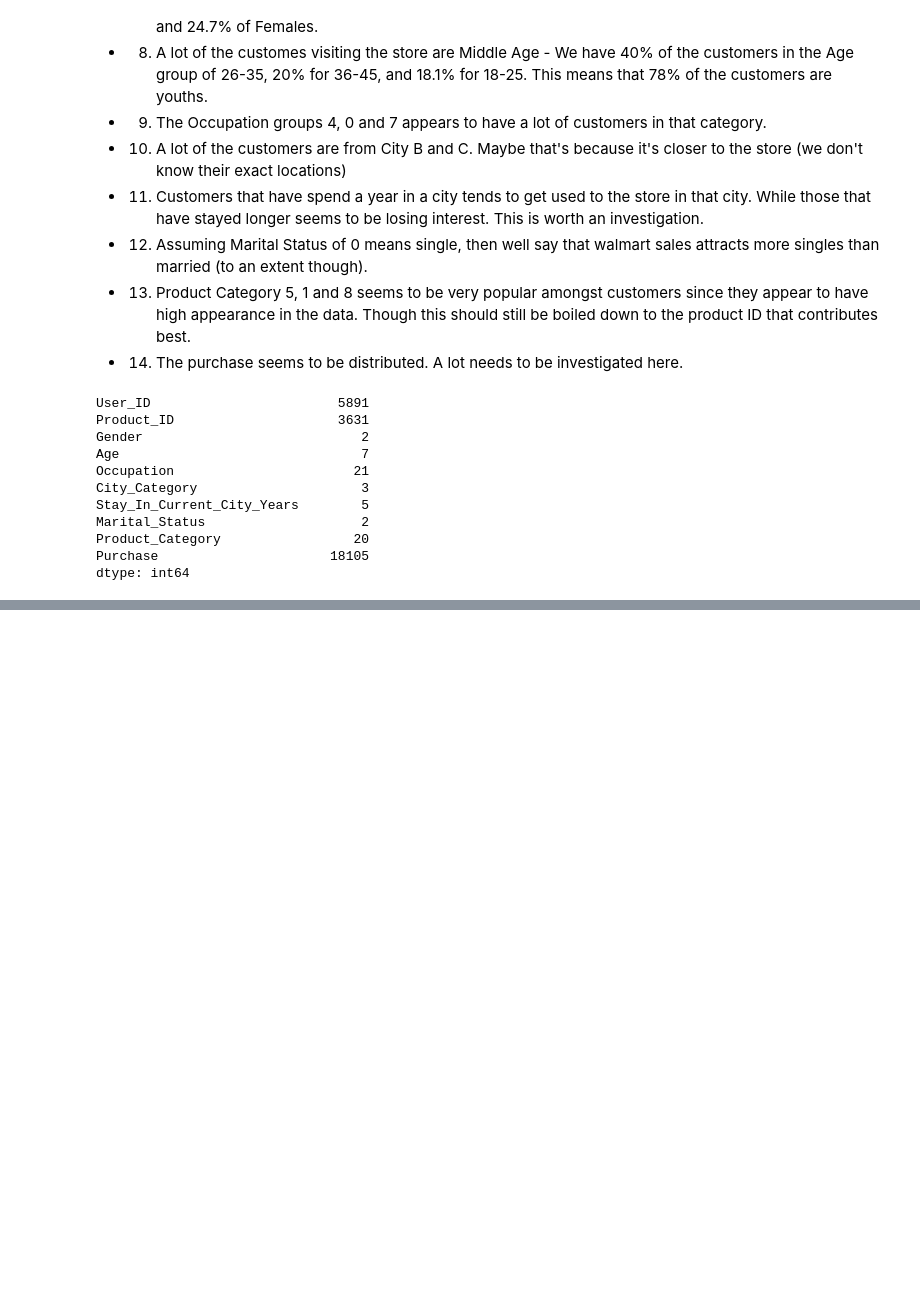
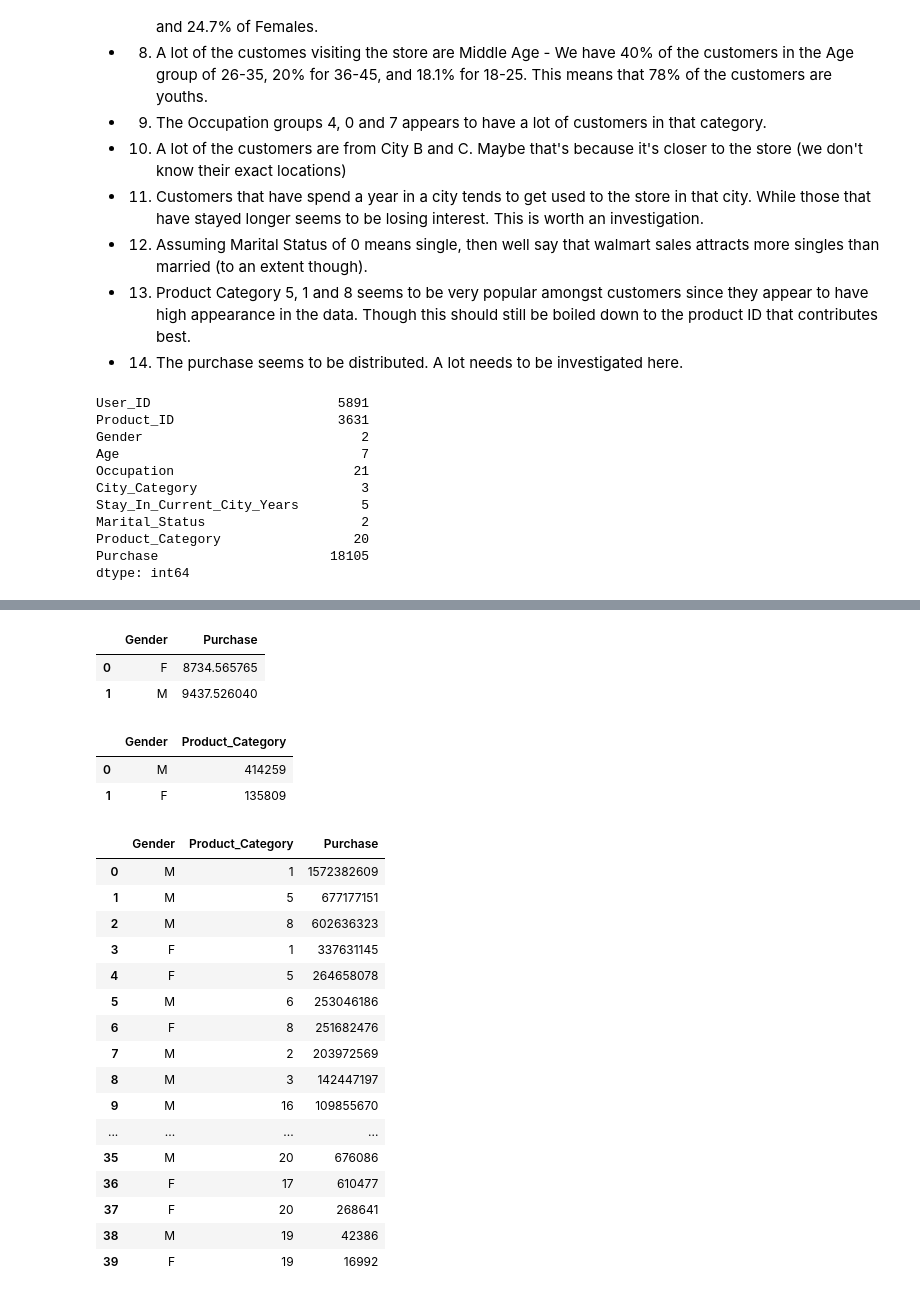
Before and after one commit to timothyafolami/walmart-ecommerce, a Jupyter notebook: Analysis.ipynb, the cells around one changed output, grey strips where cells are left out. Drawn from its saved outputs; the diff is of its cells as text; code cells hidden in the pictures; blank space fills up the shorter version.

```diff
--- a/Analysis.ipynb
+++ b/Analysis.ipynb
@@ -495,0 +506,39 @@ dtype: int64
+# %%
+# creating a groupby for the Gender. Aim is to see the average purchase of each
+
+gender_purchase = df.groupby(['Gender'])['Purchase'].mean().reset_index()
+gender_purchase
+# %% [output]
+|  | Gender | Purchase |
+| 0 | F | 8734.565765 |
+| 1 | M | 9437.526040 |
+# %%
+# counting the product category with the highest purchase
+gender_product= df.groupby(['Gender'])['Product_Category'].count().sort_values(ascending=False).reset_index()
+gender_product
+# %% [output]
+|  | Gender | Product_Category |
+| 0 | M | 414259 |
+| 1 | F | 135809 |
+# %%
+# checking the product category with the highest purchase
+gender_product= df.groupby(['Gender', 'Product_Category'])['Purchase'].sum().sort_values(ascending=False).reset_index()
+gender_product
+# %% [output]
+|  | Gender | Product_Category | Purchase |
+| 0 | M | 1 | 1572382609 |
+| 1 | M | 5 | 677177151 |
+| 2 | M | 8 | 602636323 |
+| 3 | F | 1 | 337631145 |
+| 4 | F | 5 | 264658078 |
+| 5 | M | 6 | 253046186 |
+| 6 | F | 8 | 251682476 |
+| 7 | M | 2 | 203972569 |
+| 8 | M | 3 | 142447197 |
+| 9 | M | 16 | 109855670 |
+| ... | ... | ... | ... |
+| 35 | M | 20 | 676086 |
+| 36 | F | 17 | 610477 |
+| 37 | F | 20 | 268641 |
+| 38 | M | 19 | 42386 |
+| 39 | F | 19 | 16992 |
```
Also changed, not shown: parts of 5 cells of this notebook.
